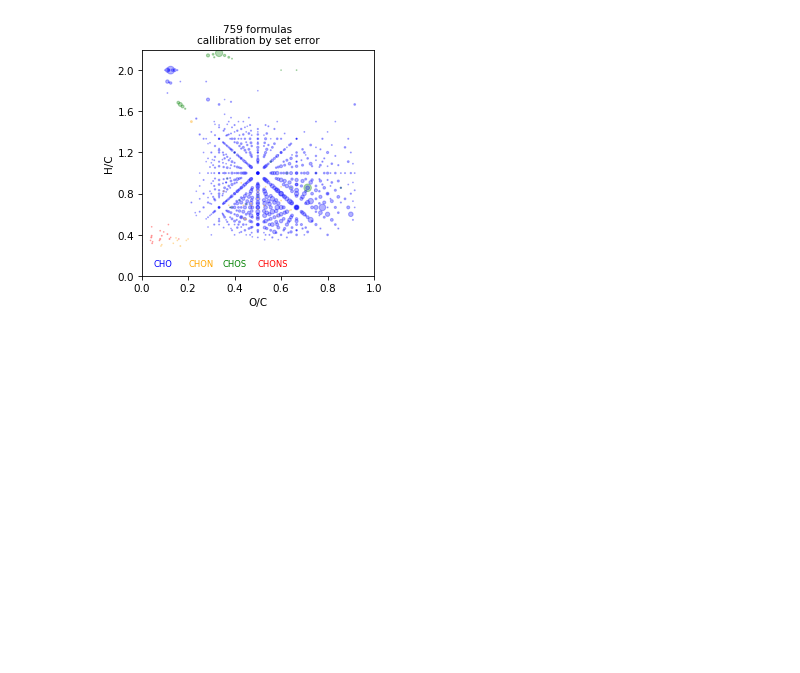
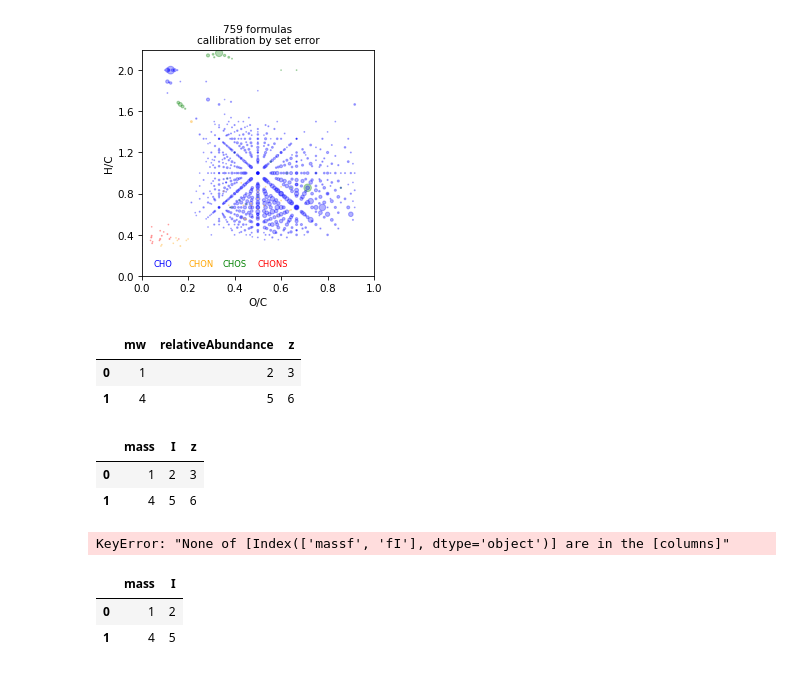
Before and after one commit to NOMspectra/NOMspectra, a Jupyter notebook: recallibration_example.ipynb, the cells around one changed output. Saved outputs shown, nothing was run; the diff lists cells and outputs as text; code cells hidden in the pictures; blank space fills up the shorter version.

```diff
--- a/recallibration_example.ipynb
+++ b/recallibration_example.ipynb
@@ -168,3 +168,12 @@ spec = spec.assign()
 vk = VanKrevelen(spec.table, name='callibration by set error').draw_scatter()
 # %% [output]
 [figure]
+# %%
+data = [[1,2,3],[4,5,6]]
+df = pd.DataFrame(data, columns=['mw','relativeAbundance','z'])
+# %%
+df
+# %% [output]
+|  | mw | relativeAbundance | z |
+| 0 | 1 | 2 | 3 |
+| 1 | 4 | 5 | 6 |
@@ -170,0 +183,16 @@ vk = VanKrevelen(spec.table, name='callibration by set error').draw_scatter()
+# %%
+df
+# %% [output]
+|  | mass | I | z |
+| 0 | 1 | 2 | 3 |
+| 1 | 4 | 5 | 6 |
+# %%
+df = df.loc[:,['massf','fI']]
+# %% [output]
+KeyError: "None of [Index(['massf', 'fI'], dtype='object')] are in the [columns]"
+# %%
+df
+# %% [output]
+|  | mass | I |
+| 0 | 1 | 2 |
+| 1 | 4 | 5 |
```
Also changed, not shown: parts of 1 cell of this notebook, 7 other files.
